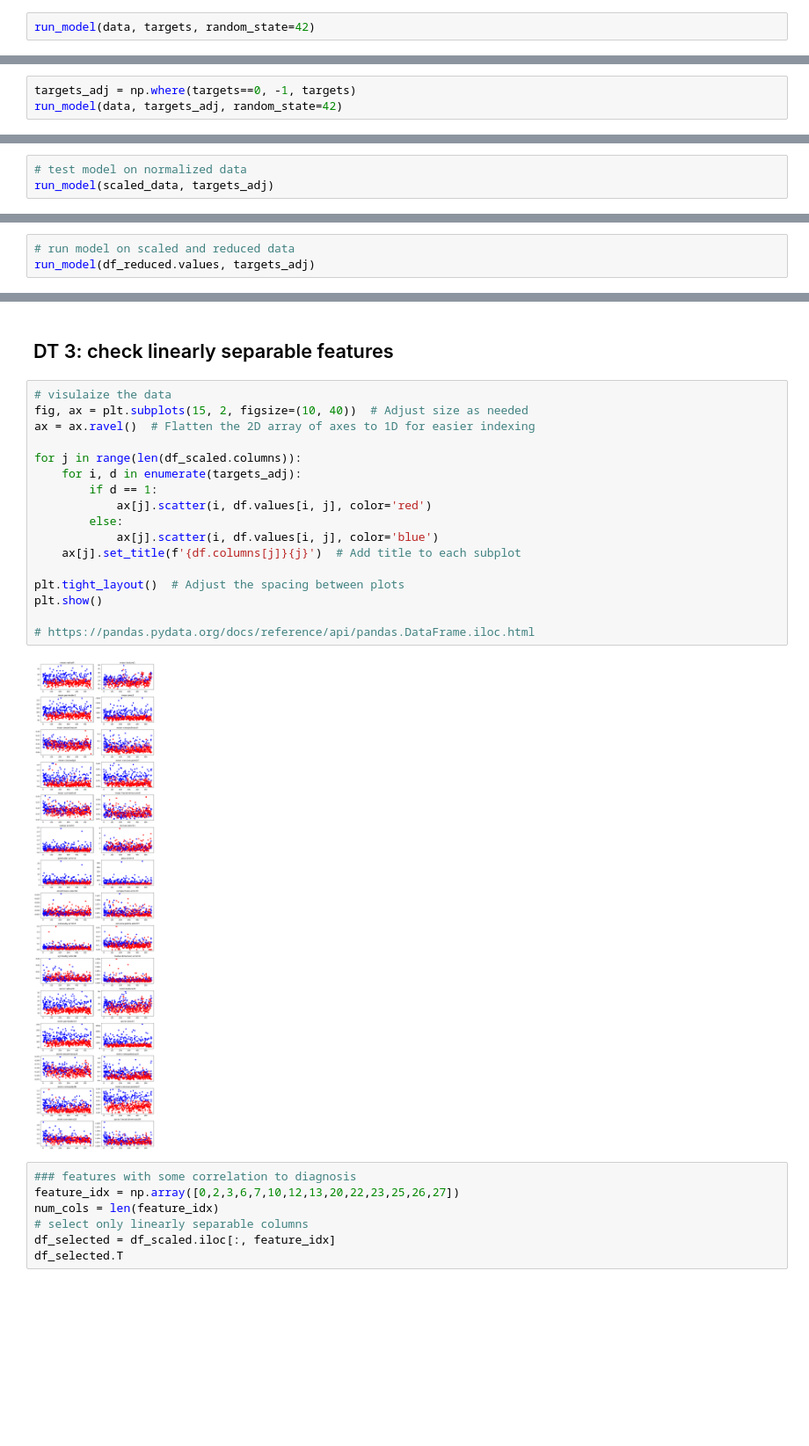
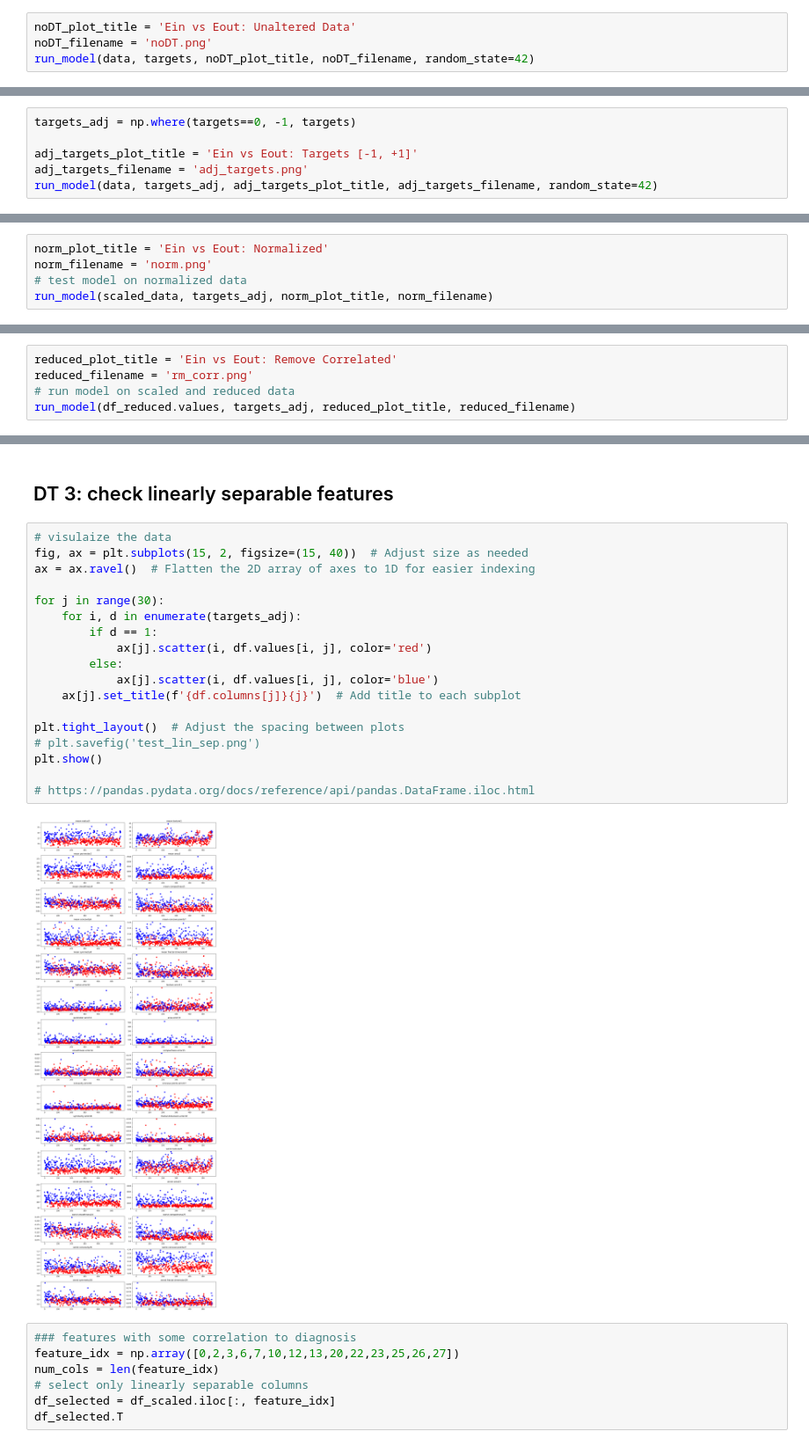
Before and after one commit to jamesobaldwin/CUNY_coursework, a Jupyter notebook: ML/hw/hw2/ml_hw2_baldwin.ipynb, the cells around one changed output, grey strips where cells are left out. Shown at 88% size. Saved outputs shown, nothing was run; the diff lists cells and outputs as text; blank space fills up the shorter version.

```diff
--- a/ML/hw/hw2/ml_hw2_baldwin.ipynb
+++ b/ML/hw/hw2/ml_hw2_baldwin.ipynb
@@ -217,7 +239,9 @@ def run_model(data, targets, random_state: int=42):
 # %% [markdown]
 # Run model on unaltered data
 # %%
-run_model(data, targets, random_state=42)
+noDT_plot_title = 'Ein vs Eout: Unaltered Data'
+noDT_filename = 'noDT.png'
+run_model(data, targets, noDT_plot_title, noDT_filename, random_state=42)
 # %% [output]
 N: Ein   Eout
 10: 40.00%  33.33%
@@ -235,6 +260,9 @@ N: Ein   Eout
 # %%
 targets_adj = np.where(targets==0, -1, targets)
-run_model(data, targets_adj, random_state=42)
+
+adj_targets_plot_title = 'Ein vs Eout: Targets [-1, +1]'
+adj_targets_filename = 'adj_targets.png'
+run_model(data, targets_adj, adj_targets_plot_title, adj_targets_filename, random_state=42)
 # %% [output]
 PLA converged after 0 iterations.
 N: Ein   Eout
@@ -296,8 +323,10 @@ df_scaled.T
 | worst fractal dimension | 0.418864 | 0.222878 | 0.213433 | 0.773711 | 0.142595 | 0.454939 | 0.187853 | 0.393939 | 0.342123 | 1.000000 | ... | ... |
 30 rows × 569 columns
 # %%
+norm_plot_title = 'Ein vs Eout: Normalized'
+norm_filename = 'norm.png'
 # test model on normalized data
-run_model(scaled_data, targets_adj)
+run_model(scaled_data, targets_adj, norm_plot_title, norm_filename)
 # %% [output]
 PLA converged after 0 iterations.
 PLA converged after 2 iterations.
@@ -371,8 +402,10 @@ DataFrame after dropping specified features:
 | 568 | 0.036869 | 0.501522 | 0.000000 | 0.074351 | 0.000000 | 0.000000 | ... |
 569 rows × 25 columns
 # %%
+reduced_plot_title = 'Ein vs Eout: Remove Correlated'
+reduced_filename = 'rm_corr.png'
 # run model on scaled and reduced data
-run_model(df_reduced.values, targets_adj)
+run_model(df_reduced.values, targets_adj, reduced_plot_title, reduced_filename)
 # %% [output]
 PLA converged after 0 iterations.
 PLA converged after 15 iterations.
@@ -394,23 +428,24 @@ N: Ein   Eout
 ## DT 3: check linearly separable features
 # %%
 # visulaize the data
-fig, ax = plt.subplots(15, 2, figsize=(10, 40))  # Adjust size as needed
+fig, ax = plt.subplots(15, 2, figsize=(15, 40))  # Adjust size as needed
 ax = ax.ravel()  # Flatten the 2D array of axes to 1D for easier indexing
 
-for j in range(len(df_scaled.columns)):
+for j in range(30):
     for i, d in enumerate(targets_adj):
         if d == 1:
             ax[j].scatter(i, df.values[i, j], color='red')
         else:
             ax[j].scatter(i, df.values[i, j], color='blue')
     ax[j].set_title(f'{df.columns[j]}{j}')  # Add title to each subplot
 
 plt.tight_layout()  # Adjust the spacing between plots
+# plt.savefig('test_lin_sep.png')
 plt.show()
 
 # https://pandas.pydata.org/docs/reference/api/pandas.DataFrame.iloc.html
 # %% [output]
-[figure, old version]
+[figure, new version]
 # %%
 ### features with some correlation to diagnosis
 feature_idx = np.array([0,2,3,6,7,10,12,13,20,22,23,25,26,27])
```
Also changed, not shown: parts of 13 cells of this notebook, 13 other files.
